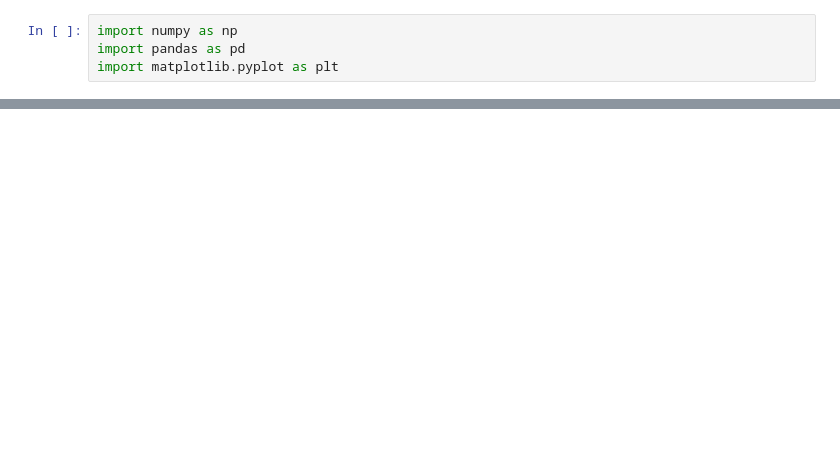
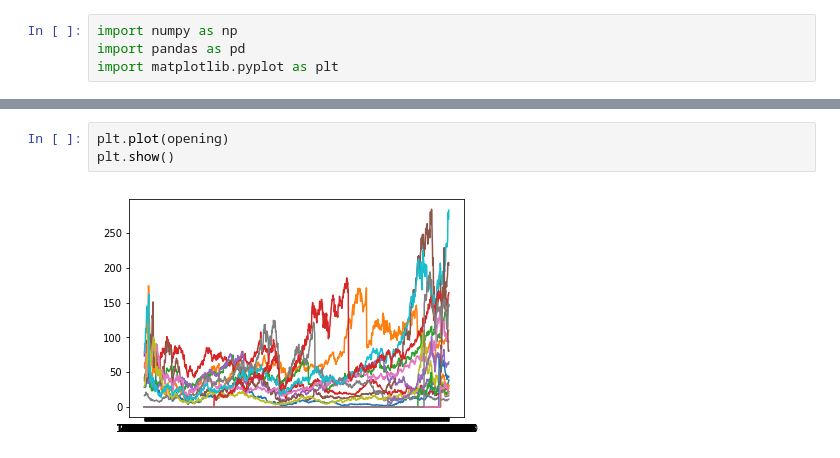
Before and after one commit to soujanyaduggirala/OnlineLearningStockPortfolios, a Jupyter notebook: mwu.ipynb, the cells around one changed output, grey strips where cells are left out. Cells and saved outputs as stored; diff of their text form; blank space fills up the shorter version.

```diff
--- a/mwu.ipynb
+++ b/mwu.ipynb
@@ -92,0 +183,5 @@ print(out_dict)
+# %%
+plt.plot(opening)
+plt.show()
+# %% [output]
+[figure, added]
```
Also changed, not shown: parts of 7 cells of this notebook.
